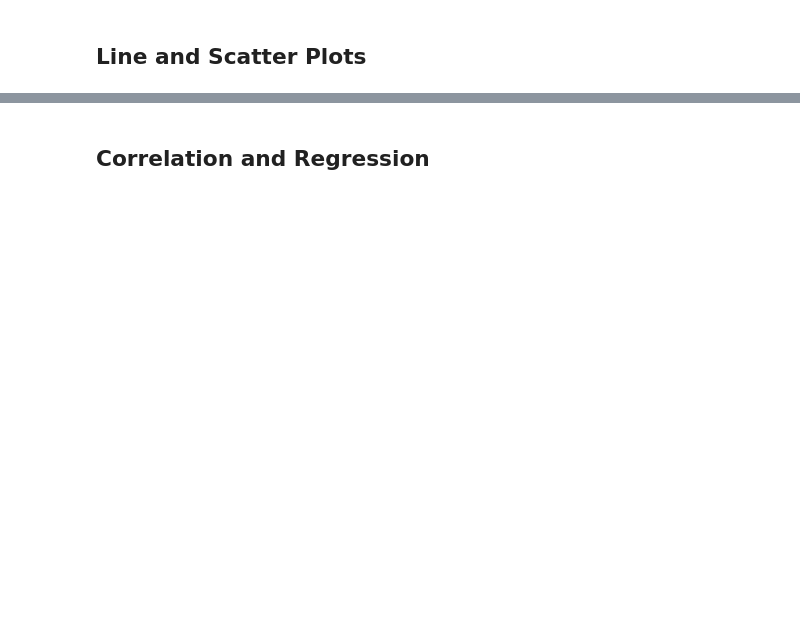
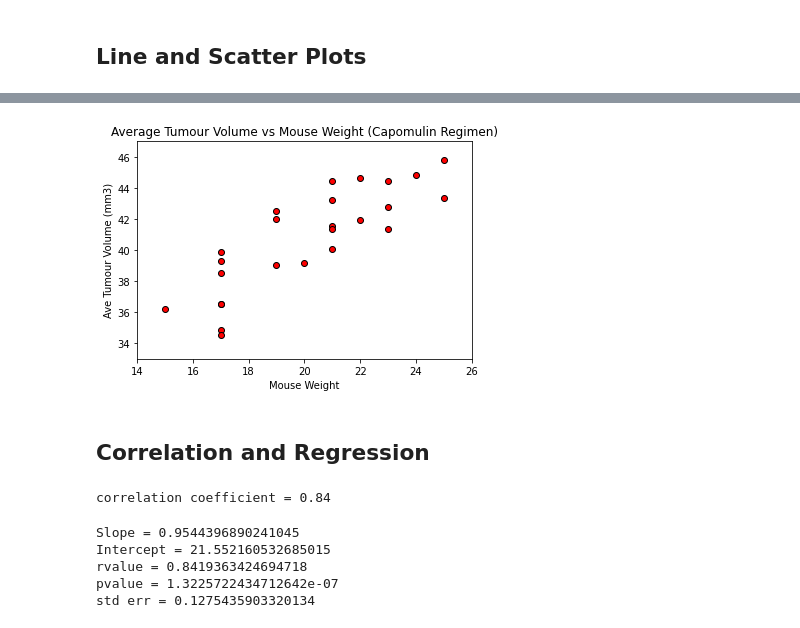
Before and after one commit to TroyFoote/Pymaceuticals_Data_Visualisation, a Jupyter notebook: Main.ipynb, the cells around one changed output, grey strips where cells are left out. Cells and saved outputs as stored; diff of their text form; code cells hidden in the pictures; blank space fills up the shorter version.

```diff
--- a/Main.ipynb
+++ b/Main.ipynb
@@ -410,2 +407,16 @@ plt.savefig('boxplot')
+# %%
+# Generate a scatter plot of average tumour volume vs. mouse weight for the Capomulin regimen
+capomulin = mouse_clean_data.loc[mouse_clean_data['Drug Regimen']== 'Capomulin',:]
+ave_capomulin = capomulin.groupby(['Mouse ID']).mean()
+
+plt.scatter(ave_capomulin['Weight (g)'],ave_capomulin['Tumour Volume (mm3)'], marker="o", facecolors="red", edgecolors="black")
+plt.xlim(14,26)
+plt.ylim(33,47)
+plt.title('Average Tumour Volume vs Mouse Weight (Capomulin Regimen)')
+plt.xlabel("Mouse Weight")
+plt.ylabel("Ave Tumour Volume (mm3)")
+plt.savefig("Ave Tumour Volume vs Mouse Weight");
+# %% [output]
+[figure, added]
 # %% [markdown]
 ## Correlation and Regression
@@ -414,0 +423,24 @@ plt.savefig('boxplot')
+# %%
+#import linregress
+from scipy.stats import stats
+from scipy.stats import linregress
+
+# Calculate the correlation coefficient
+corr=round(st.pearsonr(ave_capomulin['Weight (g)'], ave_capomulin['Tumour Volume (mm3)'])[0],2)
+print(f"correlation coefficient = {corr}")
+# %% [output]
+correlation coefficient = 0.84
+# %%
+#Calculate linear regression model
+(slope, int, r, p, std_err) = linregress(ave_capomulin['Weight (g)'], ave_capomulin['Tumour Volume (mm3)'])
+print(f"Slope = {slope}")
+print(f"Intercept = {int}")
+print(f"rvalue = {r}")
+print(f"pvalue = {p}")
+print(f"std err = {std_err}")
+# %% [output]
+Slope = 0.9544396890241045
+Intercept = 21.552160532685015
+rvalue = 0.8419363424694718
+pvalue = 1.3225722434712642e-07
+std err = 0.1275435903320134
```
Also changed, not shown: parts of 15 cells of this notebook, 9 other files.
